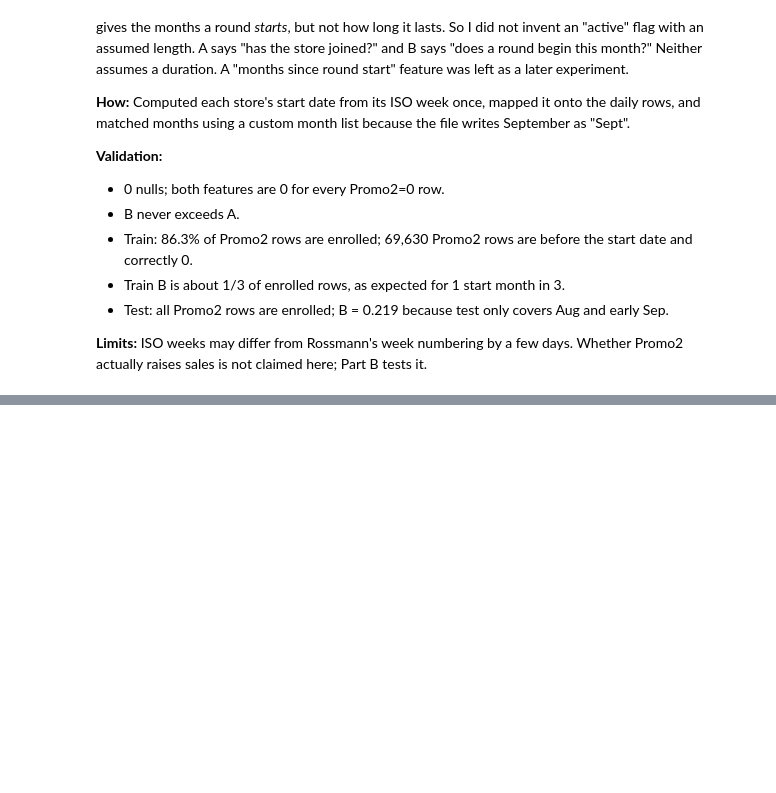
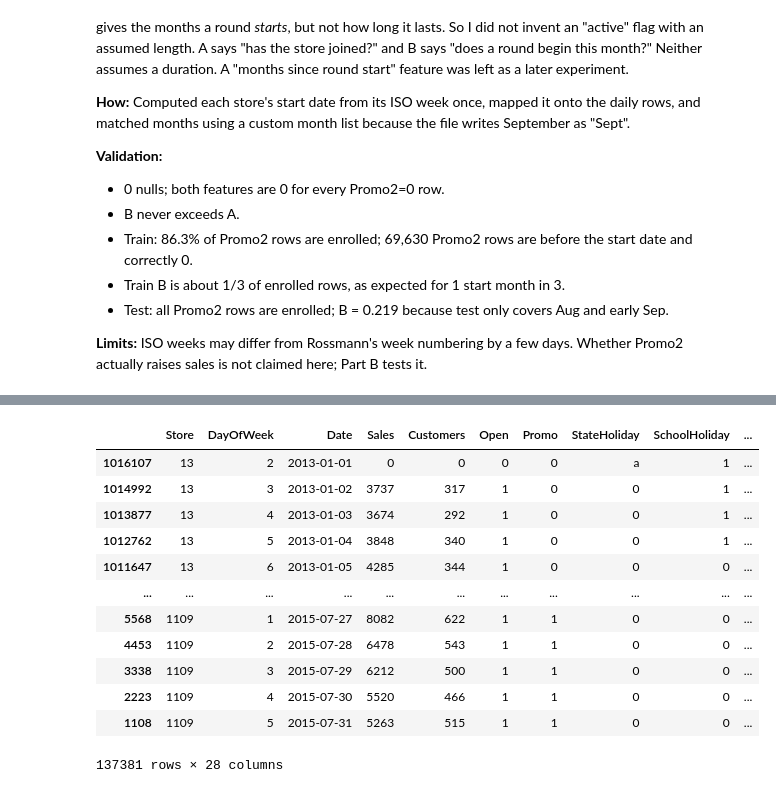
Before and after one commit to Aliraza-Amjad-Shaikh/demand-lens, a Jupyter notebook: notebooks/03_feature_engineering.ipynb, the cells around one changed output, grey strips where cells are left out. Saved outputs shown, nothing was run; the diff lists cells and outputs as text; code cells hidden in the pictures; blank space fills up the shorter version.

```diff
--- a/notebooks/03_feature_engineering.ipynb
+++ b/notebooks/03_feature_engineering.ipynb
@@ -434,0 +459,6 @@ Promo2=1 but not enrolled: 0
+# %%
+n_days = train['Date'].nunique()
+
+cnt = train.groupby('Store').size()
+
+print("days:", n_days, "| stores with fewer rows:", (cnt < n_days).sum())
@@ -434,0 +475,18 @@ Promo2=1 but not enrolled: 0
+# %%
+d = train[train['Store'].isin(cnt[cnt < n_days].index)].sort_values(['Store', 'Date']).copy()
+
+d
+# %% [output]
+|  | Store | DayOfWeek | Date | Sales | Customers | Open | Promo | StateHoliday | SchoolHoliday | ... |
+| 1016107 | 13 | 2 | 2013-01-01 | 0 | 0 | 0 | 0 | a | 1 | ... |
+| 1014992 | 13 | 3 | 2013-01-02 | 3737 | 317 | 1 | 0 | 0 | 1 | ... |
+| 1013877 | 13 | 4 | 2013-01-03 | 3674 | 292 | 1 | 0 | 0 | 1 | ... |
+| 1012762 | 13 | 5 | 2013-01-04 | 3848 | 340 | 1 | 0 | 0 | 1 | ... |
+| 1011647 | 13 | 6 | 2013-01-05 | 4285 | 344 | 1 | 0 | 0 | 0 | ... |
+| ... | ... | ... | ... | ... | ... | ... | ... | ... | ... | ... |
+| 5568 | 1109 | 1 | 2015-07-27 | 8082 | 622 | 1 | 1 | 0 | 0 | ... |
+| 4453 | 1109 | 2 | 2015-07-28 | 6478 | 543 | 1 | 1 | 0 | 0 | ... |
+| 3338 | 1109 | 3 | 2015-07-29 | 6212 | 500 | 1 | 1 | 0 | 0 | ... |
+| 2223 | 1109 | 4 | 2015-07-30 | 5520 | 466 | 1 | 1 | 0 | 0 | ... |
+| 1108 | 1109 | 5 | 2015-07-31 | 5263 | 515 | 1 | 1 | 0 | 0 | ... |
+137381 rows × 28 columns
```
Also changed, not shown: parts of 8 cells of this notebook.
